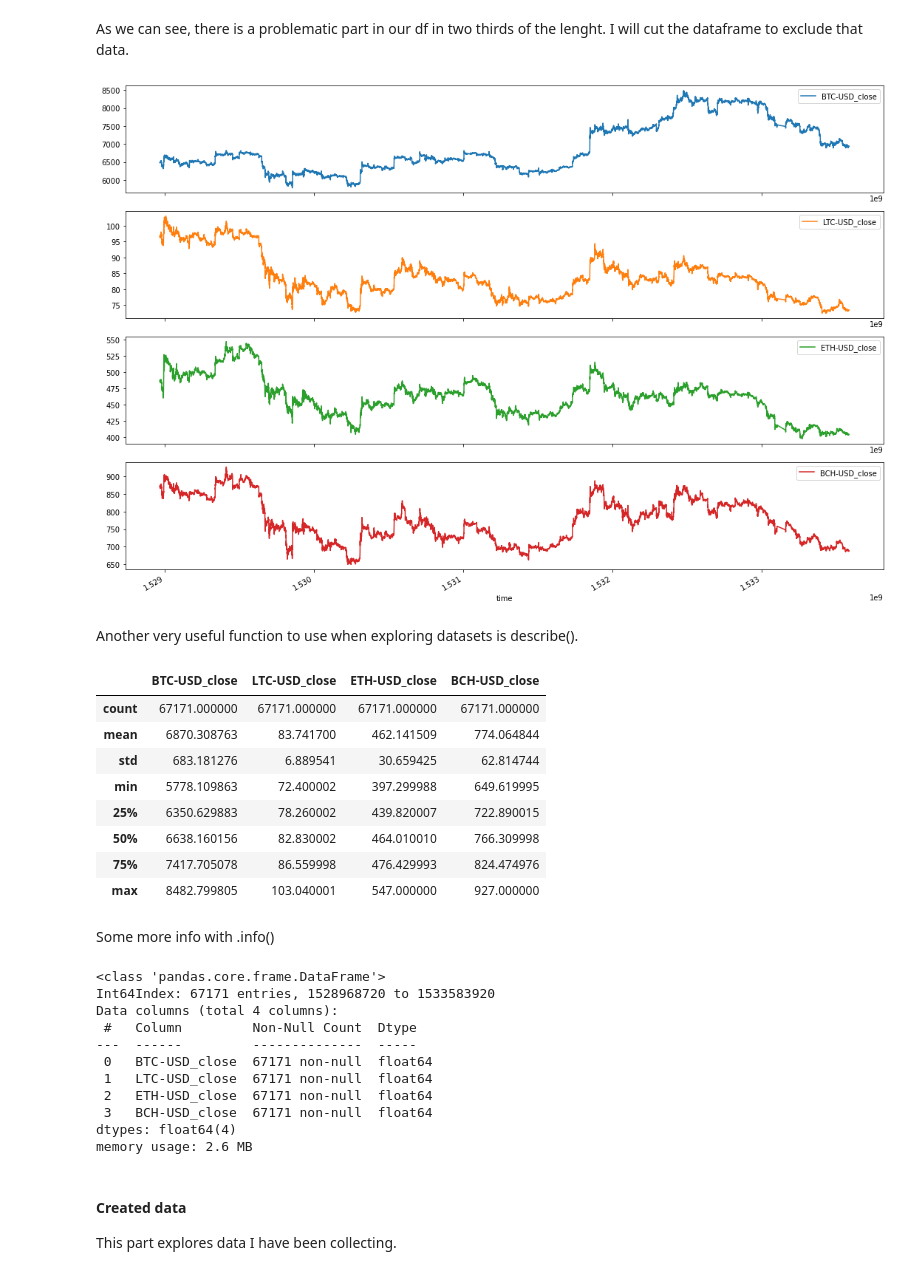
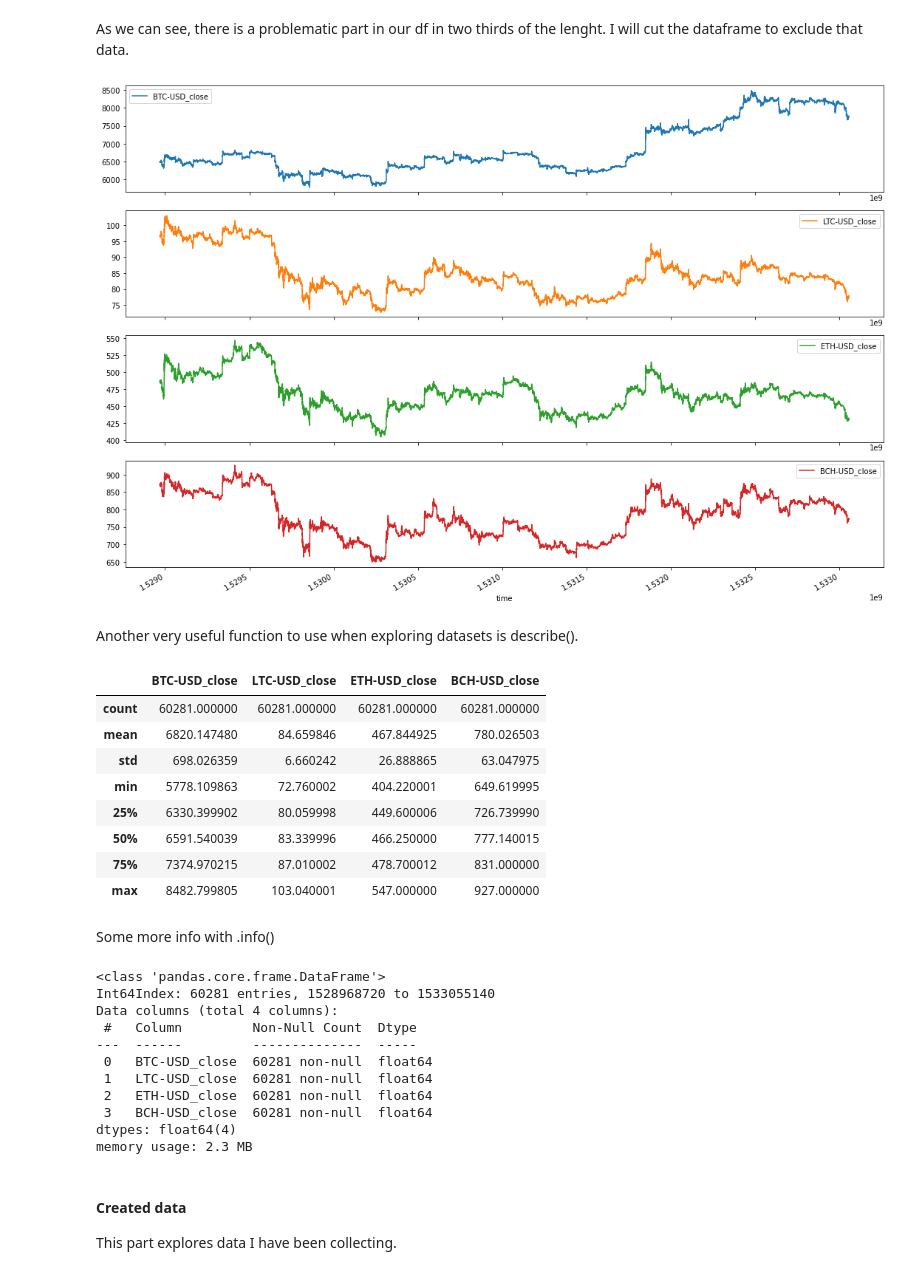
Before and after one commit to ondrabimka/RNN_prediction, a Jupyter notebook: Forecasting.ipynb, the cells around one changed output. Drawn from its saved outputs; the diff is of its cells as text; code cells hidden in the pictures.

```diff
--- a/Forecasting.ipynb
+++ b/Forecasting.ipynb
@@ -90,26 +121,27 @@ plt.show()
 As we can see, there is a problematic part in our df in two thirds of the lenght.
 I will cut the dataframe to exclude that data.
 # %%
-n = int(len(main_df)*0.78)
+n = int(len(main_df)*0.70)
 main_df = main_df[:n]
 main_df.plot(subplots=True)
+#main_df.fillna(method="ffill", inplace=True)
 plt.tight_layout()
 plt.show()
 # %% [output]
-[figure, old version]
+[figure, new version]
 # %% [markdown]
 Another very useful function to use when exploring datasets is describe().
 # %%
 main_df.describe()
 # %% [output]
 |  | BTC-USD_close | LTC-USD_close | ETH-USD_close | BCH-USD_close |
-| count | 67171.000000 | 67171.000000 | 67171.000000 | 67171.000000 |
-| mean | 6870.308763 | 83.741700 | 462.141509 | 774.064844 |
-| std | 683.181276 | 6.889541 | 30.659425 | 62.814744 |
-| min | 5778.109863 | 72.400002 | 397.299988 | 649.619995 |
-| 25% | 6350.629883 | 78.260002 | 439.820007 | 722.890015 |
-| 50% | 6638.160156 | 82.830002 | 464.010010 | 766.309998 |
-| 75% | 7417.705078 | 86.559998 | 476.429993 | 824.474976 |
+| count | 60281.000000 | 60281.000000 | 60281.000000 | 60281.000000 |
+| mean | 6820.147480 | 84.659846 | 467.844925 | 780.026503 |
+| std | 698.026359 | 6.660242 | 26.888865 | 63.047975 |
+| min | 5778.109863 | 72.760002 | 404.220001 | 649.619995 |
+| 25% | 6330.399902 | 80.059998 | 449.600006 | 726.739990 |
+| 50% | 6591.540039 | 83.339996 | 466.250000 | 777.140015 |
+| 75% | 7374.970215 | 87.010002 | 478.700012 | 831.000000 |
 | max | 8482.799805 | 103.040001 | 547.000000 | 927.000000 |
 # %% [markdown]
 Some more info with .info()
@@ -117,16 +149,16 @@ Some more info with .info()
 main_df.info()
 # %% [output]
 <class 'pandas.core.frame.DataFrame'>
-Int64Index: 67171 entries, 1528968720 to 1533583920
+Int64Index: 60281 entries, 1528968720 to 1533055140
 Data columns (total 4 columns):
  #   Column         Non-Null Count  Dtype
 ---  ------         --------------  -----
- 0   BTC-USD_close  67171 non-null  float64
- 1   LTC-USD_close  67171 non-null  float64
- 2   ETH-USD_close  67171 non-null  float64
- 3   BCH-USD_close  67171 non-null  float64
+ 0   BTC-USD_close  60281 non-null  float64
+ 1   LTC-USD_close  60281 non-null  float64
+ 2   ETH-USD_close  60281 non-null  float64
+ 3   BCH-USD_close  60281 non-null  float64
 dtypes: float64(4)
-memory usage: 2.6 MB
+memory usage: 2.3 MB
 # %% [markdown]
 #### Created data
 
```
Also changed, not shown: parts of 171 cells of this notebook, 5 other files.
